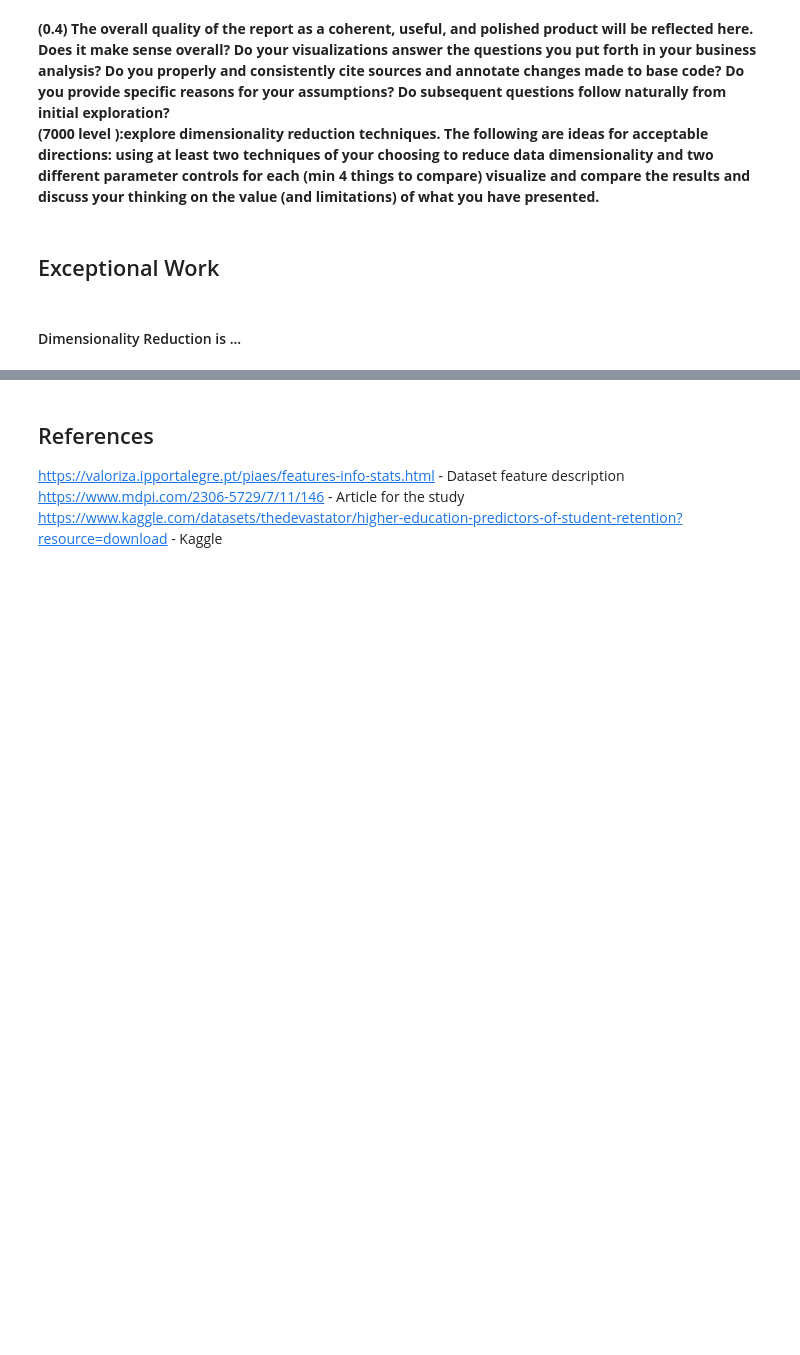
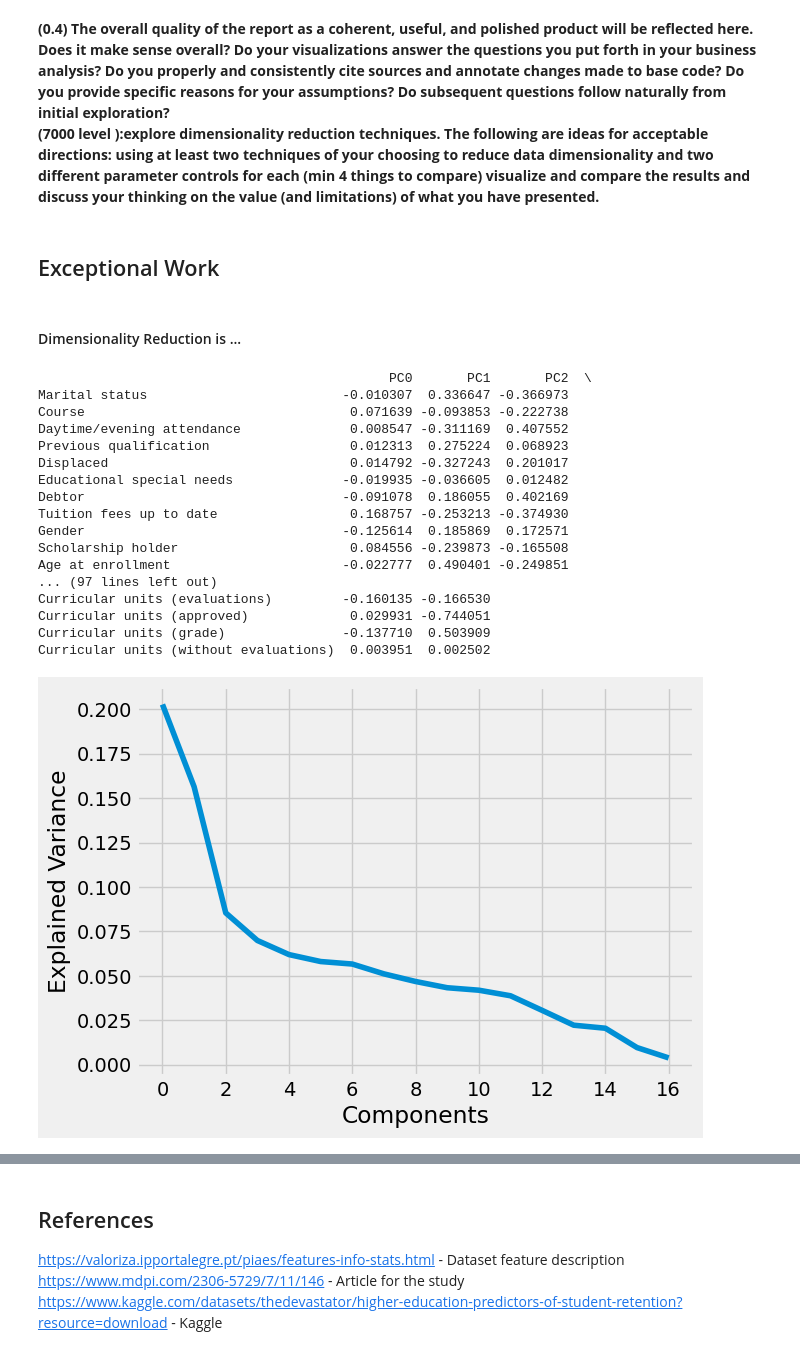
Before and after one commit to drodrigues01/Lab-One-Exploring-Table-Data, a Jupyter notebook: Lab One: Exploring Table Data.ipynb, the cells around one changed output, grey strips where cells are left out. Cells and saved outputs as stored; diff of their text form; code cells hidden in the pictures; blank space fills up the shorter version.

```diff
--- a/Lab One: Exploring Table Data.ipynb
+++ b/Lab One: Exploring Table Data.ipynb
@@ -317,0 +316,70 @@ using at least two techniques of your choosing to reduce data dimensionality and
+# %%
+# PCA, non lineart PCA
+
+# PCA, non lineart PCA
+# evaluate pca with logistic regression algorithm for classification
+from numpy import mean
+from numpy import std
+from sklearn.decomposition import PCA
+from sklearn.preprocessing import StandardScaler
+import matplotlib.pyplot as plot
+
+
+
+
+_data = data.drop(columns=['Target']).apply(zscore)
+pca = PCA(n_components=_data.shape[1])
+pca.fit(_data)
+
+
+
+# steps = [('pca', PCA(n_components=10)), ('m', LogisticRegression())]
+# # steps
+# model = Pipeline(steps=steps)
+# model
+# print(pca.components_)
+loadings = pd.DataFrame(pca.components_.T,
+columns=['PC%s' % _ for _ in range(len(_data.columns))],
+index=_data.columns)
+print(loadings)
+
+plot.plot(pca.explained_variance_ratio_)
+plot.ylabel('Explained Variance')
+plot.xlabel('Components')
+plot.show()
+
+
+pca = PCA(n_components=15)
+data_scaled = StandardScaler().fit_transform(_data)
+pca_features = pca.fit_transform(_data)
+pca_df = pd.DataFrame(data=pca_features)
+
+plt.bar(
+    range(1,len(pca.explained_variance_)+1),
+    pca.explained_variance_
+    )
+
+
+plt.xlabel('PCA Feature')
+plt.ylabel('Explained variance')
+plt.title('Feature Explained Variance')
+plt.show()
+# %% [output]
+                                             PC0       PC1       PC2  \
+Marital status                         -0.010307  0.336647 -0.366973
+Course                                  0.071639 -0.093853 -0.222738
+Daytime/evening attendance              0.008547 -0.311169  0.407552
+Previous qualification                  0.012313  0.275224  0.068923
+Displaced                               0.014792 -0.327243  0.201017
+Educational special needs              -0.019935 -0.036605  0.012482
+Debtor                                 -0.091078  0.186055  0.402169
+Tuition fees up to date                 0.168757 -0.253213 -0.374930
+Gender                                 -0.125614  0.185869  0.172571
+Scholarship holder                      0.084556 -0.239873 -0.165508
+Age at enrollment                      -0.022777  0.490401 -0.249851
+... (97 lines left out)
+Curricular units (evaluations)         -0.160135 -0.166530
+Curricular units (approved)             0.029931 -0.744051
+Curricular units (grade)               -0.137710  0.503909
+Curricular units (without evaluations)  0.003951  0.002502
+[figure, added]
```
Also changed, not shown: parts of 4 cells of this notebook.
